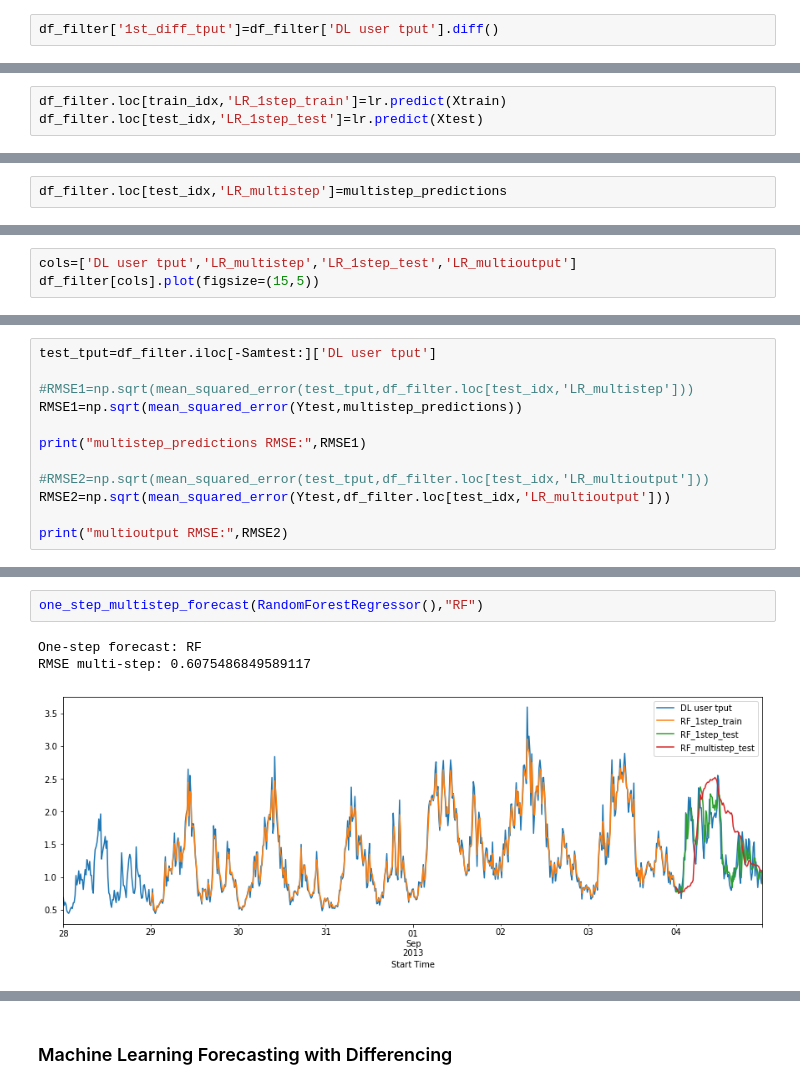
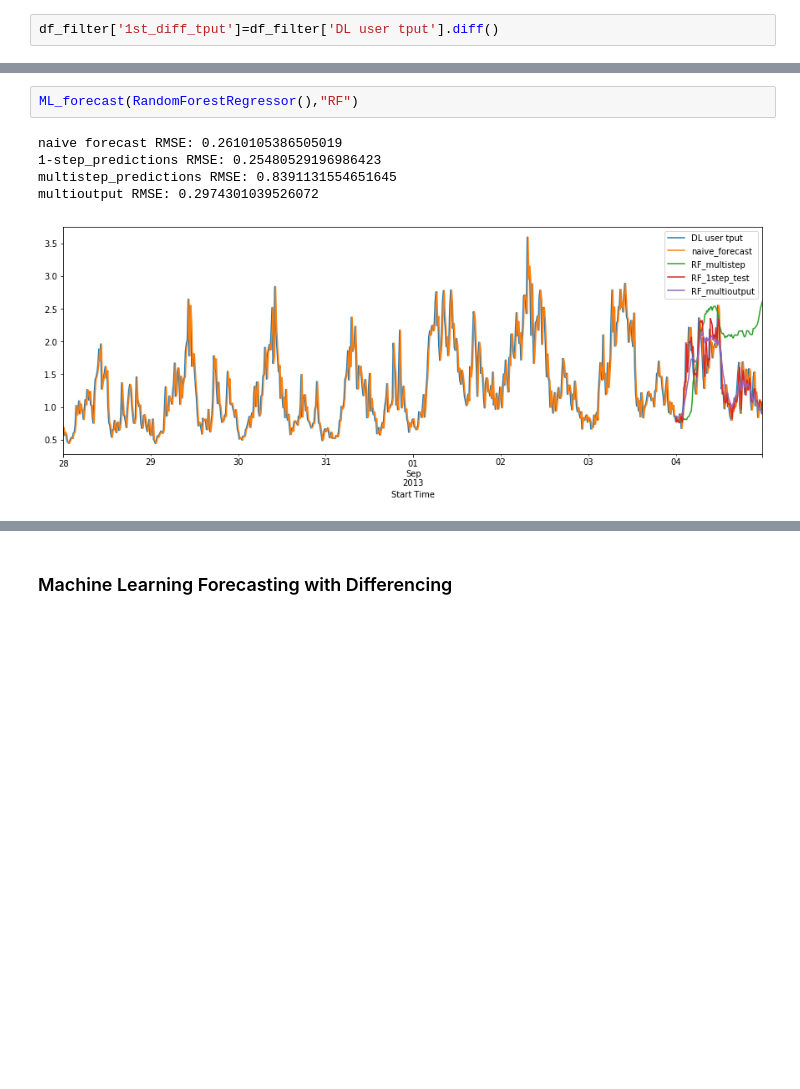
Before and after one commit to athalji/Timeseries_Forecasting_AWS, a Jupyter notebook: Traditional_ML_Forecasting_Methods.ipynb, the cells around one changed output, grey strips where cells are left out. Saved outputs shown, nothing was run; the diff lists cells and outputs as text; blank space fills up the shorter version.

```diff
--- a/Traditional_ML_Forecasting_Methods.ipynb
+++ b/Traditional_ML_Forecasting_Methods.ipynb
@@ -166,3 +208,0 @@ train_idx[:T]=False
-# %%
-df_filter.loc[train_idx,'LR_1step_train']=lr.predict(Xtrain)
-df_filter.loc[test_idx,'LR_1step_test']=lr.predict(Xtest)
@@ -186,2 +208,0 @@ while len(multistep_predictions) < Samtest:
-# %%
-df_filter.loc[test_idx,'LR_multistep']=multistep_predictions
@@ -231,3 +208,0 @@ df_filter.loc[test_idx,'LR_multioutput']=lr.predict(Xtest_m).flatten()
-# %%
-cols=['DL user tput','LR_multistep','LR_1step_test','LR_multioutput']
-df_filter[cols].plot(figsize=(15,5))
@@ -237,12 +208,0 @@ df_filter[cols].plot(figsize=(15,5))
-# %%
-test_tput=df_filter.iloc[-Samtest:]['DL user tput']
-
-#RMSE1=np.sqrt(mean_squared_error(test_tput,df_filter.loc[test_idx,'LR_multistep']))
-RMSE1=np.sqrt(mean_squared_error(Ytest,multistep_predictions))
-
-print("multistep_predictions RMSE:",RMSE1)
-
-#RMSE2=np.sqrt(mean_squared_error(test_tput,df_filter.loc[test_idx,'LR_multioutput']))
-RMSE2=np.sqrt(mean_squared_error(Ytest,df_filter.loc[test_idx,'LR_multioutput']))
-
-print("multioutput RMSE:",RMSE2)
@@ -288,6 +353,8 @@ def one_step_multistep_forecast(model,name):
 # %%
-one_step_multistep_forecast(RandomForestRegressor(),"RF")
+ML_forecast(RandomForestRegressor(),"RF")
 # %% [output]
-One-step forecast: RF
-RMSE multi-step: 0.6075486849589117
+naive forecast RMSE: 0.2610105386505019
+1-step_predictions RMSE: 0.25480529196986423
+multistep_predictions RMSE: 0.8391131554651645
+multioutput RMSE: 0.2974301039526072
-[figure, old version]
+[figure, new version]
```
Also changed, not shown: parts of 37 cells of this notebook.
